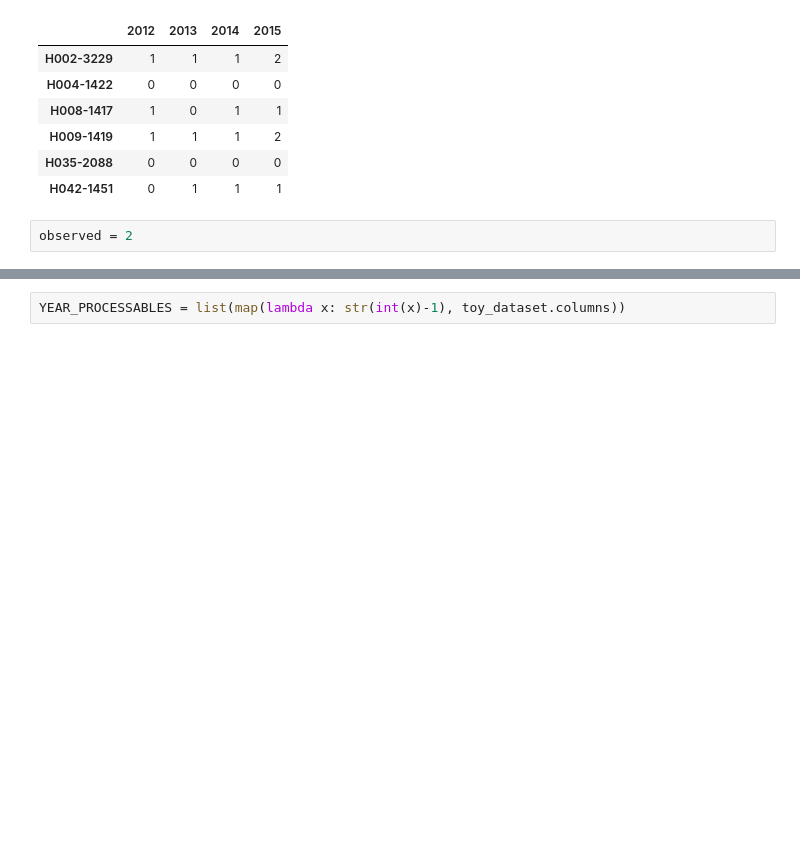
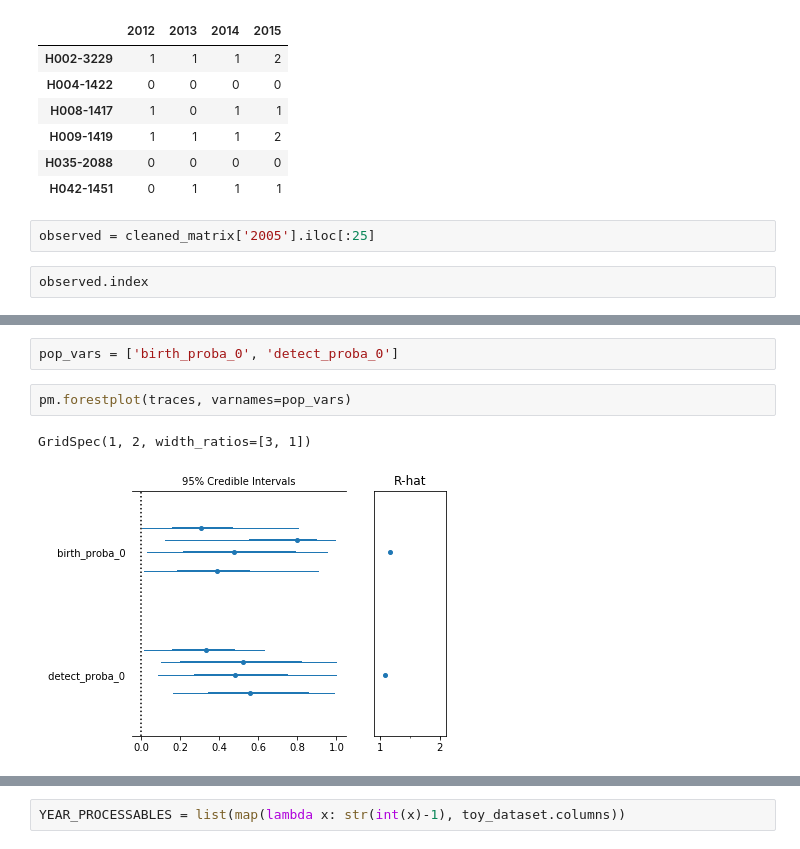
Before and after one commit to Edderic/mics-whales, a Jupyter notebook: mics-whales-new.ipynb, the cells around one changed output, grey strips where cells are left out. Drawn from its saved outputs; the diff is of its cells as text; blank space fills up the shorter version.

```diff
--- a/mics-whales-new.ipynb
+++ b/mics-whales-new.ipynb
@@ -671,5 +671,7 @@ toy_dataset
 | H009-1419 | 1 | 1 | 1 | 2 |
 | H035-2088 | 0 | 0 | 0 | 0 |
 | H042-1451 | 0 | 1 | 1 | 1 |
+# %%
+observed = cleaned_matrix['2005'].iloc[:25]
 # %%
-observed = 2
+observed.index
@@ -724,0 +815,7 @@ INFO:pymc3:>BinaryGibbsMetropolis: [birth_a_0_sample]
+# %%
+pop_vars = ['birth_proba_0', 'detect_proba_0']
+# %%
+pm.forestplot(traces, varnames=pop_vars)
+# %% [output]
+GridSpec(1, 2, width_ratios=[3, 1])
+[figure, added]
```
Also changed, not shown: parts of 12 cells of this notebook.
